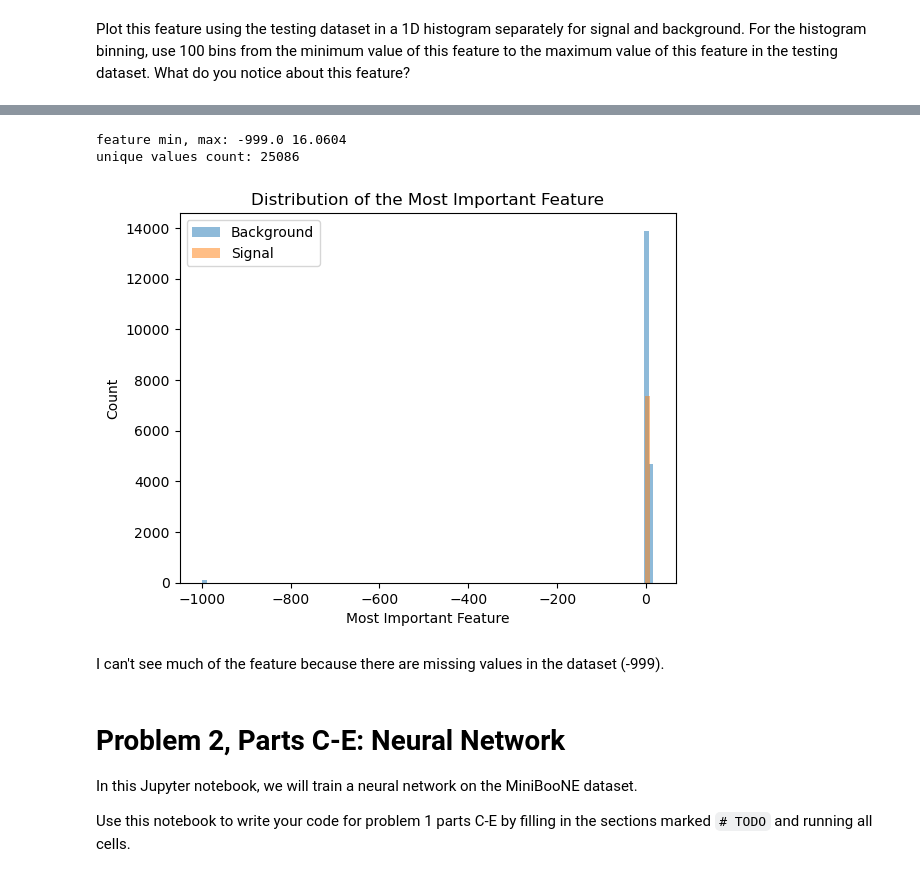
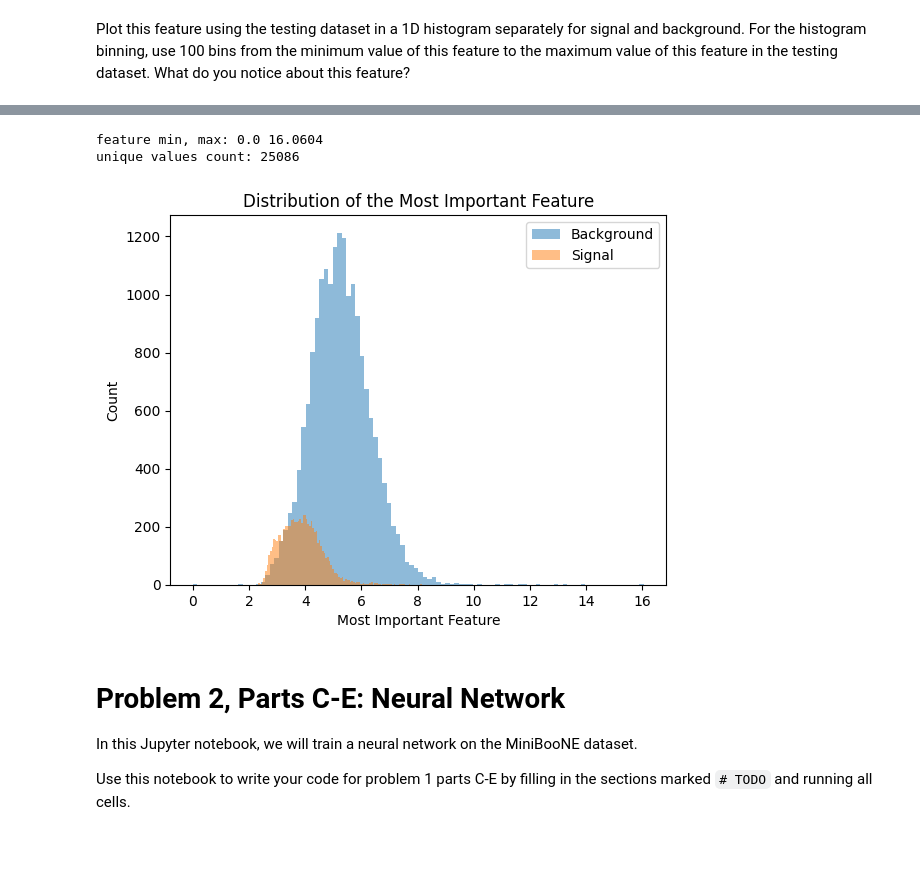
Before and after one commit to bdkcspronk/Deep-learning-in-physics, a Jupyter notebook: Assignment-2/code/Homework2-problem2.ipynb, the cells around one changed output, grey strips where cells are left out. Cells and saved outputs as stored; diff of their text form; code cells hidden in the pictures; blank space fills up the shorter version.

```diff
--- a/Assignment-2/code/Homework2-problem2.ipynb
+++ b/Assignment-2/code/Homework2-problem2.ipynb
@@ -12,6 +12,12 @@ import numpy as np
 data = fetch_openml("miniboone", parser="auto", version=1)
 X, y = data["data"].values, (data["target"].values == "True").astype(float)
 X_train, X_test, y_train, y_test = train_test_split(X, y, test_size=0.2, random_state=42, shuffle=True)
+
+# we will replace -999 values with nan
+X_train_nan = X_train.copy()
+X_test_nan = X_test.copy()
+X_train_nan[X_train_nan == -999] = np.nan
+X_test_nan[X_test_nan == -999] = np.nan
 # %%
 import xgboost as xgb
 from xgboost import XGBClassifier
@@ -75,34 +81,32 @@ index of most important feature: 16
 # %%
 import numpy as np
 import matplotlib.pyplot as plt
 
-feat_vals = X_test[:, 0]
+feat_vals = X_test_nan[:, 0]
 
-xmin = np.min(feat_vals)
-xmax = np.max(feat_vals)
+xmin = np.nanmin(feat_vals)
+xmax = np.nanmax(feat_vals)
 
-signal_vals = X_test[y_test == 1, 0]
-background_values = X_test[y_test == 0, 0]
+signal_vals = X_test_nan[y_test == 1, 0]
+background_values = X_test_nan[y_test == 0, 0]
 
 print("feature min, max:", xmin, xmax)
 print("unique values count:", len(np.unique(feat_vals)))
 
 # Create 100 bins between min and max (101 edges)
 bins = 100
 
 plt.hist(background_values, bins=bins, alpha=0.5, label="Background")
 plt.hist(signal_vals, bins=bins, alpha=0.5, label="Signal")
 plt.xlabel("Most Important Feature")
 plt.ylabel("Count")
 plt.title("Distribution of the Most Important Feature")
 plt.legend()
 plt.show()
 # %% [output]
-feature min, max: -999.0 16.0604
+feature min, max: 0.0 16.0604
 unique values count: 25086
-[figure, old version]
+[figure, new version]
-# %% [markdown]
-I can't see much of the feature because there are missing values in the dataset (-999).
 # %% [markdown]
 # Problem 2, Parts C-E: Neural Network
 
```
Also changed, not shown: parts of 14 cells of this notebook, 1 other file.
